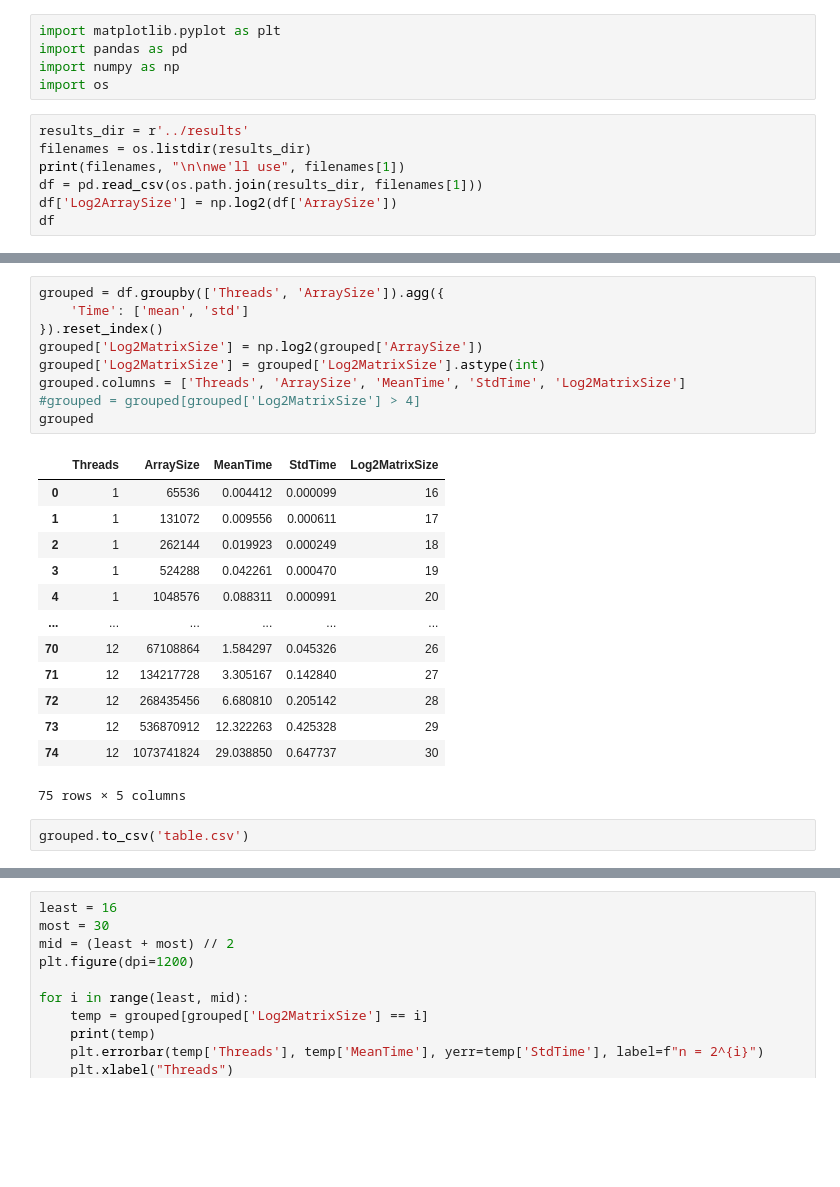
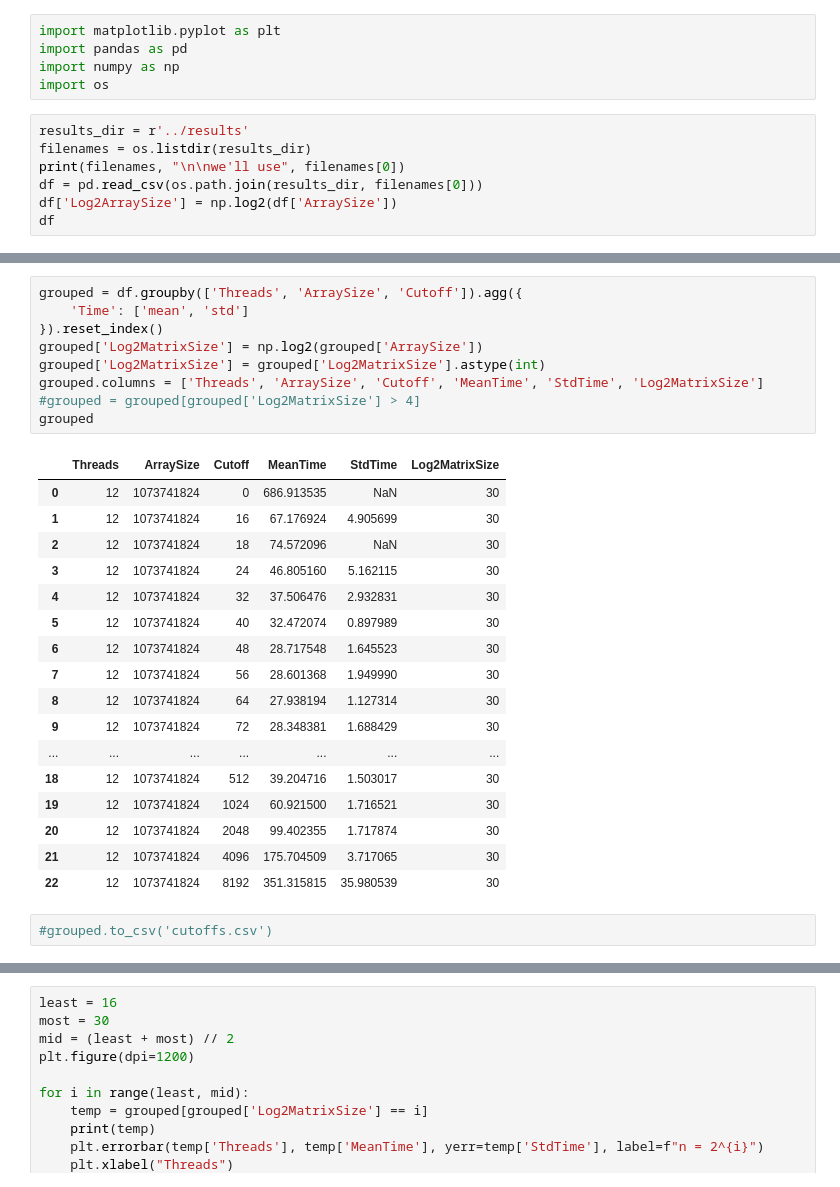
Before and after one commit to TheAgaveFairy/qs, a Jupyter notebook: jupyter/plt.ipynb, the cells around one changed output, grey strips where cells are left out. Saved outputs shown, nothing was run; the diff lists cells and outputs as text; blank space fills up the shorter version.

```diff
--- a/jupyter/plt.ipynb
+++ b/jupyter/plt.ipynb
@@ -6,8 +6,8 @@ import os
 # %%
 results_dir = r'../results'
 filenames = os.listdir(results_dir)
-print(filenames, "\n\nwe'll use", filenames[1])
-df = pd.read_csv(os.path.join(results_dir, filenames[1]))
+print(filenames, "\n\nwe'll use", filenames[0])
+df = pd.read_csv(os.path.join(results_dir, filenames[0]))
 df['Log2ArraySize'] = np.log2(df['ArraySize'])
 df
 # %% [output]
@@ -30,25 +30,29 @@ we'll use results_openmp_cutoff20_medianofthree.csv
 # %%
-grouped = df.groupby(['Threads', 'ArraySize']).agg({
+grouped = df.groupby(['Threads', 'ArraySize', 'Cutoff']).agg({
     'Time': ['mean', 'std']
 }).reset_index()
 grouped['Log2MatrixSize'] = np.log2(grouped['ArraySize'])
 grouped['Log2MatrixSize'] = grouped['Log2MatrixSize'].astype(int)
-grouped.columns = ['Threads', 'ArraySize', 'MeanTime', 'StdTime', 'Log2MatrixSize']
+grouped.columns = ['Threads', 'ArraySize', 'Cutoff', 'MeanTime', 'StdTime', 'Log2MatrixSize']
 #grouped = grouped[grouped['Log2MatrixSize'] > 4]
 grouped
 # %% [output]
-|  | Threads | ArraySize | MeanTime | StdTime | Log2MatrixSize |
-| 0 | 1 | 65536 | 0.004412 | 0.000099 | 16 |
-| 1 | 1 | 131072 | 0.009556 | 0.000611 | 17 |
-| 2 | 1 | 262144 | 0.019923 | 0.000249 | 18 |
-| 3 | 1 | 524288 | 0.042261 | 0.000470 | 19 |
-| 4 | 1 | 1048576 | 0.088311 | 0.000991 | 20 |
-| ... | ... | ... | ... | ... | ... |
-| 70 | 12 | 67108864 | 1.584297 | 0.045326 | 26 |
-| 71 | 12 | 134217728 | 3.305167 | 0.142840 | 27 |
-| 72 | 12 | 268435456 | 6.680810 | 0.205142 | 28 |
-| 73 | 12 | 536870912 | 12.322263 | 0.425328 | 29 |
-| 74 | 12 | 1073741824 | 29.038850 | 0.647737 | 30 |
+|  | Threads | ArraySize | Cutoff | MeanTime | StdTime | Log2MatrixSize |
+| 0 | 12 | 1073741824 | 0 | 686.913535 | NaN | 30 |
+| 1 | 12 | 1073741824 | 16 | 67.176924 | 4.905699 | 30 |
+| 2 | 12 | 1073741824 | 18 | 74.572096 | NaN | 30 |
+| 3 | 12 | 1073741824 | 24 | 46.805160 | 5.162115 | 30 |
+| 4 | 12 | 1073741824 | 32 | 37.506476 | 2.932831 | 30 |
+| 5 | 12 | 1073741824 | 40 | 32.472074 | 0.897989 | 30 |
+| 6 | 12 | 1073741824 | 48 | 28.717548 | 1.645523 | 30 |
+| 7 | 12 | 1073741824 | 56 | 28.601368 | 1.949990 | 30 |
+| 8 | 12 | 1073741824 | 64 | 27.938194 | 1.127314 | 30 |
+| 9 | 12 | 1073741824 | 72 | 28.348381 | 1.688429 | 30 |
+| ... | ... | ... | ... | ... | ... | ... |
+| 18 | 12 | 1073741824 | 512 | 39.204716 | 1.503017 | 30 |
+| 19 | 12 | 1073741824 | 1024 | 60.921500 | 1.716521 | 30 |
+| 20 | 12 | 1073741824 | 2048 | 99.402355 | 1.717874 | 30 |
+| 21 | 12 | 1073741824 | 4096 | 175.704509 | 3.717065 | 30 |
+| 22 | 12 | 1073741824 | 8192 | 351.315815 | 35.980539 | 30 |
-75 rows × 5 columns
 # %%
-grouped.to_csv('table.csv')
+#grouped.to_csv('cutoffs.csv')
```
Also changed, not shown: parts of 3 cells of this notebook, 5 other files.
